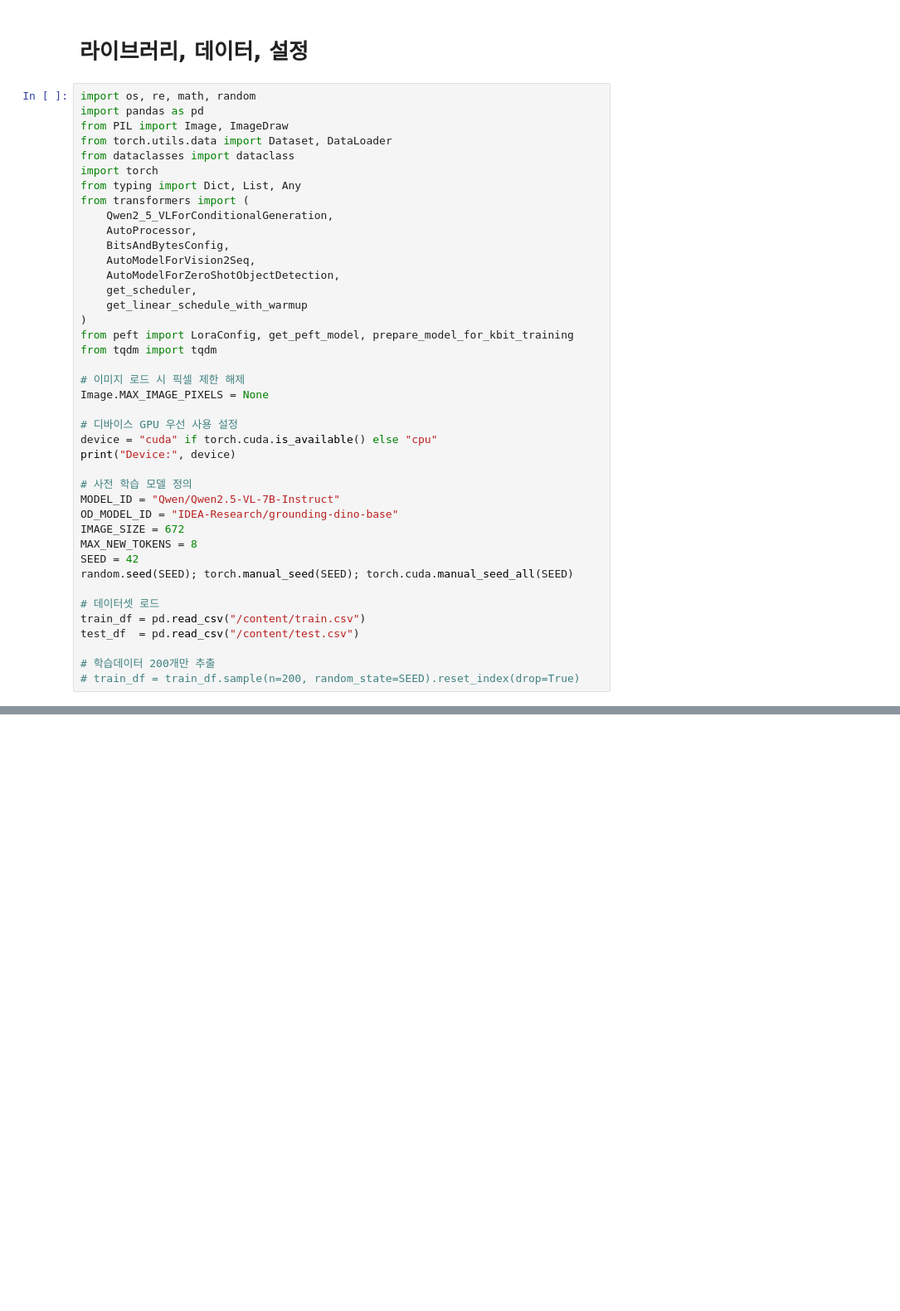
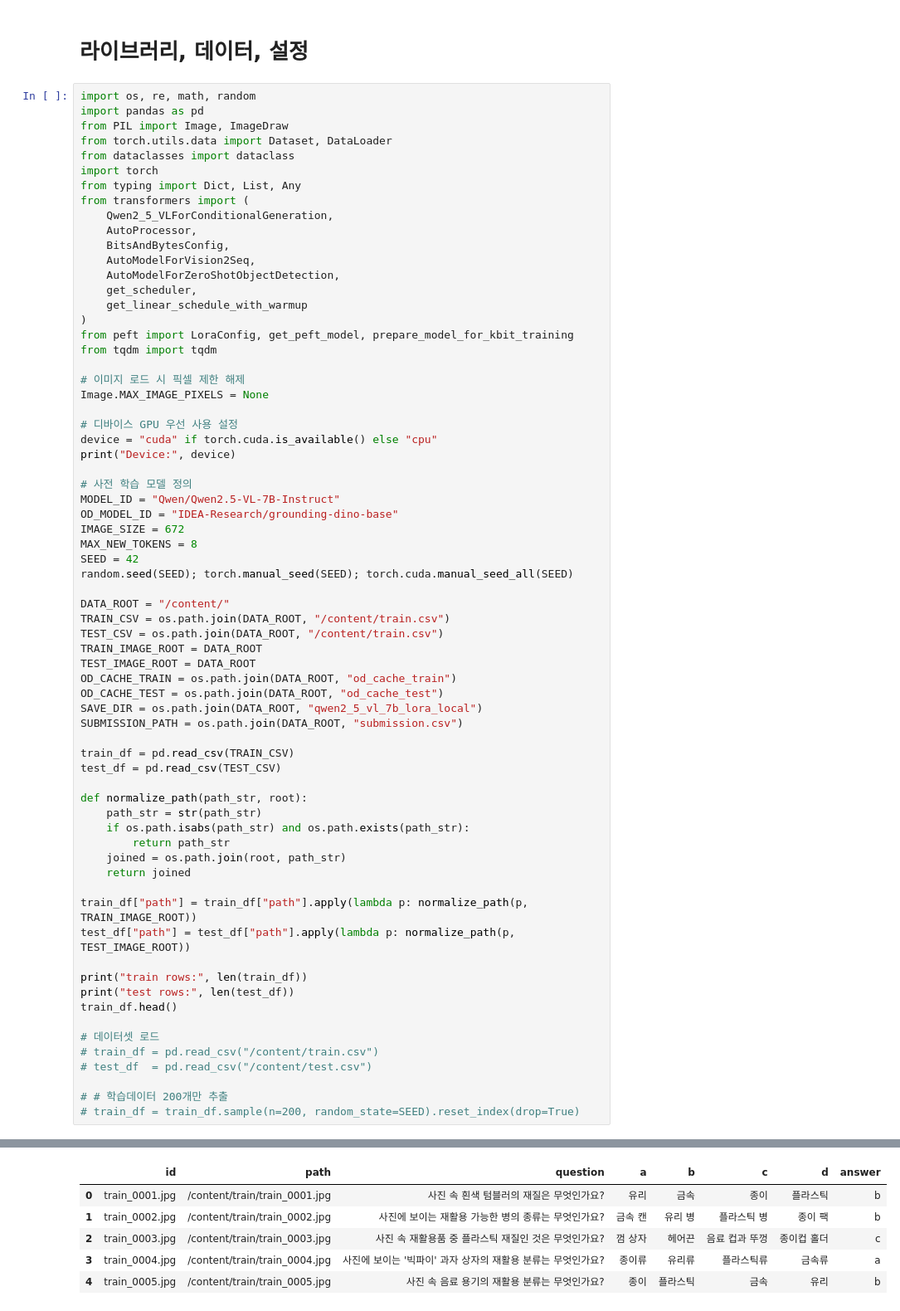
Before and after one commit to hoon4041/ssafy_ai_challenge, a Jupyter notebook: (260324)_baseline_colab.ipynb, the cells around one changed output, grey strips where cells are left out. Shown at 83% size. Drawn from its saved outputs; the diff is of its cells as text; blank space fills up the shorter version.

```diff
--- a/(260324)_baseline_colab.ipynb
+++ b/(260324)_baseline_colab.ipynb
@@ -77,11 +78,38 @@ MAX_NEW_TOKENS = 8
 SEED = 42
 random.seed(SEED); torch.manual_seed(SEED); torch.cuda.manual_seed_all(SEED)
 
+DATA_ROOT = "/content/"
+TRAIN_CSV = os.path.join(DATA_ROOT, "/content/train.csv")
+TEST_CSV = os.path.join(DATA_ROOT, "/content/train.csv")
+TRAIN_IMAGE_ROOT = DATA_ROOT
+TEST_IMAGE_ROOT = DATA_ROOT
+OD_CACHE_TRAIN = os.path.join(DATA_ROOT, "od_cache_train")
+OD_CACHE_TEST = os.path.join(DATA_ROOT, "od_cache_test")
+SAVE_DIR = os.path.join(DATA_ROOT, "qwen2_5_vl_7b_lora_local")
+SUBMISSION_PATH = os.path.join(DATA_ROOT, "submission.csv")
+
+train_df = pd.read_csv(TRAIN_CSV)
+test_df = pd.read_csv(TEST_CSV)
+
+def normalize_path(path_str, root):
+    path_str = str(path_str)
+    if os.path.isabs(path_str) and os.path.exists(path_str):
+        return path_str
+    joined = os.path.join(root, path_str)
+    return joined
+
+train_df["path"] = train_df["path"].apply(lambda p: normalize_path(p, TRAIN_IMAGE_ROOT))
+test_df["path"] = test_df["path"].apply(lambda p: normalize_path(p, TEST_IMAGE_ROOT))
+
+print("train rows:", len(train_df))
+print("test rows:", len(test_df))
+train_df.head()
+
 # 데이터셋 로드
-train_df = pd.read_csv("/content/train.csv")
-test_df  = pd.read_csv("/content/test.csv")
+# train_df = pd.read_csv("/content/train.csv")
+# test_df  = pd.read_csv("/content/test.csv")
 
-# 학습데이터 200개만 추출
+# # 학습데이터 200개만 추출
 # train_df = train_df.sample(n=200, random_state=SEED).reset_index(drop=True)
 # %% [output]
 Device: cuda
@@ -88,3 +118,9 @@ Device: cuda
+|  | id | path | question | a | b | c | d | answer |
+| 0 | train_0001.jpg | /content/train/train_0001.jpg | 사진 속 흰색 텀블러의 재질은 무엇인가요? | 유리 | 금속 | 종이 | 플라스틱 | b |
+| 1 | train_0002.jpg | /content/train/train_0002.jpg | 사진에 보이는 재활용 가능한 병의 종류는 무엇인가요? | 금속 캔 | 유리 병 | 플라스틱 병 | 종이 팩 | b |
+| 2 | train_0003.jpg | /content/train/train_0003.jpg | 사진 속 재활용품 중 플라스틱 재질인 것은 무엇인가요? | 껌 상자 | 헤어끈 | 음료 컵과 뚜껑 | 종이컵 홀더 | c |
+| 3 | train_0004.jpg | /content/train/train_0004.jpg | 사진에 보이는 '빅파이' 과자 상자의 재활용 분류는 무엇인가요? | 종이류 | 유리류 | 플라스틱류 | 금속류 | a |
+| 4 | train_0005.jpg | /content/train/train_0005.jpg | 사진 속 음료 용기의 재활용 분류는 무엇인가요? | 종이 | 플라스틱 | 금속 | 유리 | b |
 # %% [markdown]
 # 모델, Processor
 
```
Also changed, not shown: parts of 9 cells of this notebook.
